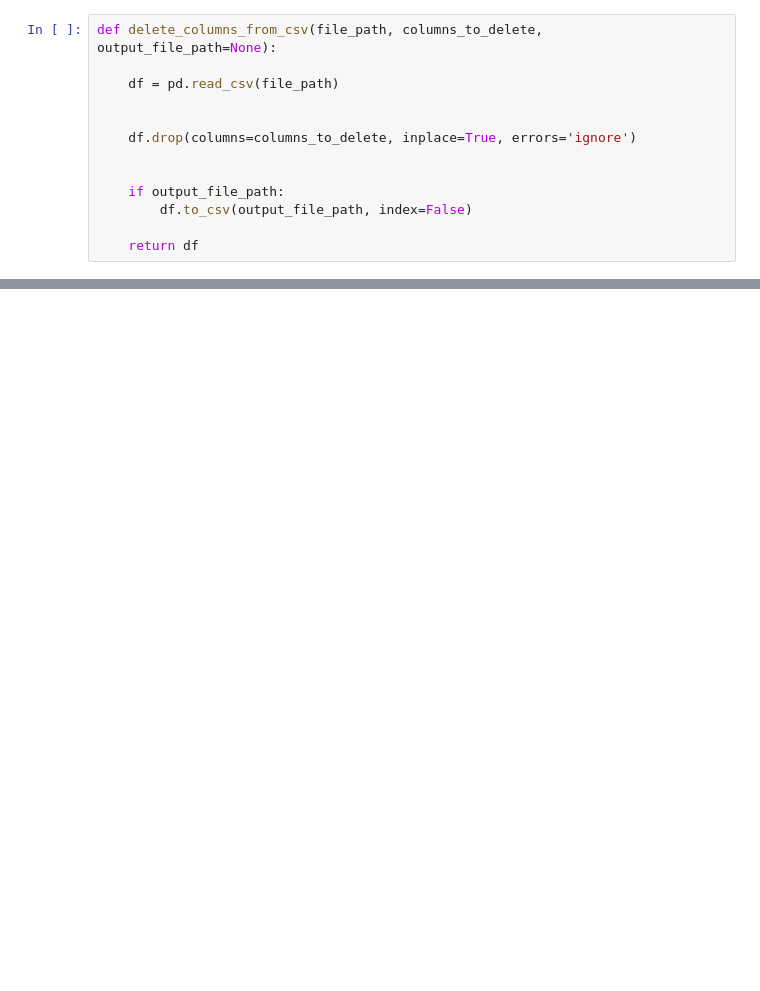
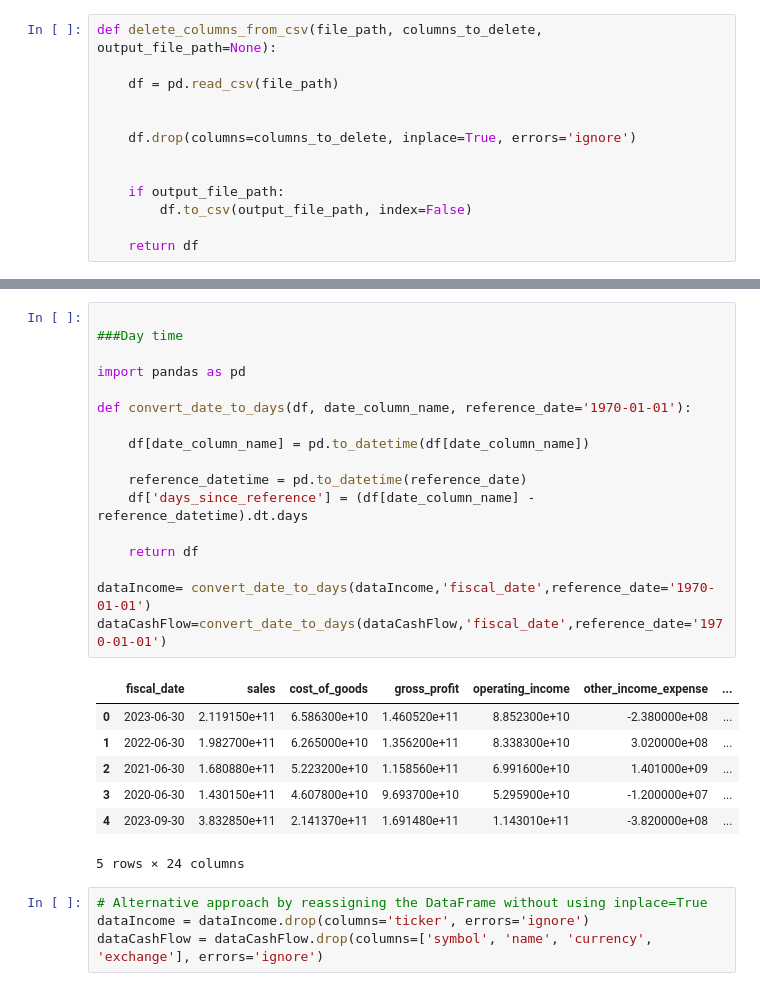
Before and after one commit to Anna-Vardanyan17/ML-Final-Project, a Jupyter notebook: FinalProject.ipynb, the cells around one changed output, grey strips where cells are left out. Cells and saved outputs as stored; diff of their text form; blank space fills up the shorter version.

```diff
--- a/FinalProject.ipynb
+++ b/FinalProject.ipynb
@@ -35,0 +44,29 @@ modified_df_CashFlow = delete_columns_from_csv(file_path_Cash_Flow, columns_to_d
+# %%
+
+###Day time
+
+import pandas as pd
+
+def convert_date_to_days(df, date_column_name, reference_date='1970-01-01'):
+
+    df[date_column_name] = pd.to_datetime(df[date_column_name])
+
+    reference_datetime = pd.to_datetime(reference_date)
+    df['days_since_reference'] = (df[date_column_name] - reference_datetime).dt.days
+
+    return df
+
+dataIncome= convert_date_to_days(dataIncome,'fiscal_date',reference_date='1970-01-01')
+dataCashFlow=convert_date_to_days(dataCashFlow,'fiscal_date',reference_date='1970-01-01')
+# %% [output]
+|  | fiscal_date | sales | cost_of_goods | gross_profit | operating_income | other_income_expense | ... |
+| 0 | 2023-06-30 | 2.119150e+11 | 6.586300e+10 | 1.460520e+11 | 8.852300e+10 | -2.380000e+08 | ... |
+| 1 | 2022-06-30 | 1.982700e+11 | 6.265000e+10 | 1.356200e+11 | 8.338300e+10 | 3.020000e+08 | ... |
+| 2 | 2021-06-30 | 1.680880e+11 | 5.223200e+10 | 1.158560e+11 | 6.991600e+10 | 1.401000e+09 | ... |
+| 3 | 2020-06-30 | 1.430150e+11 | 4.607800e+10 | 9.693700e+10 | 5.295900e+10 | -1.200000e+07 | ... |
+| 4 | 2023-09-30 | 3.832850e+11 | 2.141370e+11 | 1.691480e+11 | 1.143010e+11 | -3.820000e+08 | ... |
+5 rows × 24 columns
+# %%
+# Alternative approach by reassigning the DataFrame without using inplace=True
+dataIncome = dataIncome.drop(columns='ticker', errors='ignore')
+dataCashFlow = dataCashFlow.drop(columns=['symbol', 'name', 'currency', 'exchange'], errors='ignore')
```
Also changed, not shown: parts of 11 cells of this notebook, 1 other file.
